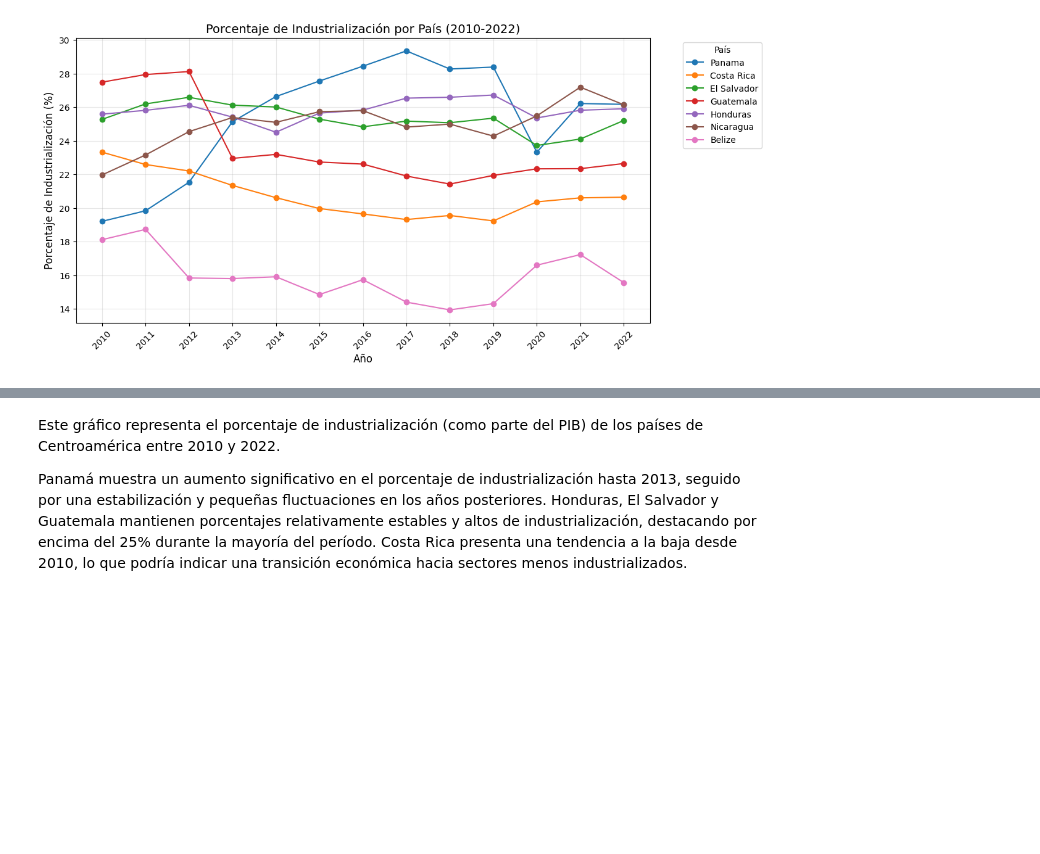
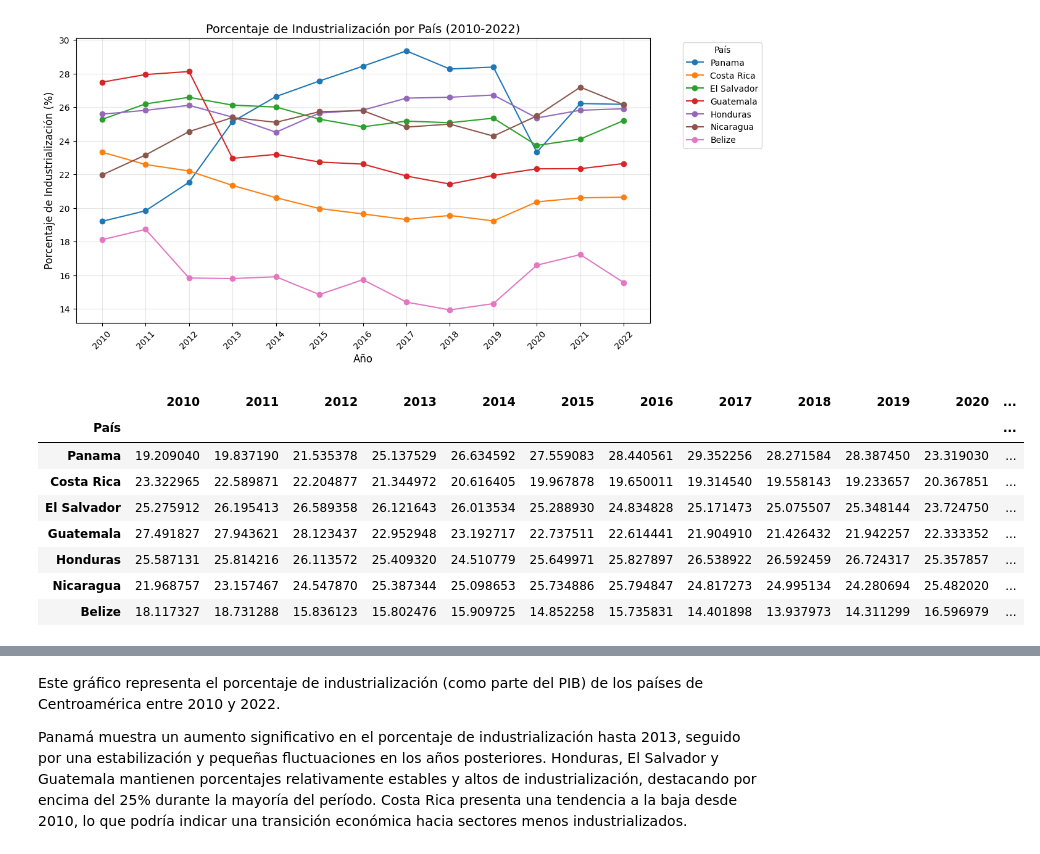
Before and after one commit to KarenSSanchezP/AnalisisLongevidad-AC, a Jupyter notebook: archivo.ipynb, the cells around one changed output, grey strips where cells are left out. Cells and saved outputs as stored; diff of their text form; code cells hidden in the pictures; blank space fills up the shorter version.

```diff
--- a/archivo.ipynb
+++ b/archivo.ipynb
@@ -532,3 +710,19 @@ plt.grid(alpha=0.3)
 plt.show()
 # %% [output]
 [figure]
+# %%
+#convertir todos los datos tipo float
+dfIndustry = dfIndustry.astype(float)
+#reemplazar los valores nulos en la fila 'Nicaragua' por el promedio de los datos de esta
+dfIndustry.replace(0, dfIndustry.iloc[5].mean(), inplace=True)
+dfIndustry
+# %% [output]
+|  | 2010 | 2011 | 2012 | 2013 | 2014 | 2015 | 2016 | 2017 | 2018 | 2019 | 2020 | ... |
+| País |  |  |  |  |  |  |  |  |  |  |  | ... |
+| Panama | 19.209040 | 19.837190 | 21.535378 | 25.137529 | 26.634592 | 27.559083 | 28.440561 | 29.352256 | 28.271584 | 28.387450 | 23.319030 | ... |
+| Costa Rica | 23.322965 | 22.589871 | 22.204877 | 21.344972 | 20.616405 | 19.967878 | 19.650011 | 19.314540 | 19.558143 | 19.233657 | 20.367851 | ... |
+| El Salvador | 25.275912 | 26.195413 | 26.589358 | 26.121643 | 26.013534 | 25.288930 | 24.834828 | 25.171473 | 25.075507 | 25.348144 | 23.724750 | ... |
+| Guatemala | 27.491827 | 27.943621 | 28.123437 | 22.952948 | 23.192717 | 22.737511 | 22.614441 | 21.904910 | 21.426432 | 21.942257 | 22.333352 | ... |
+| Honduras | 25.587131 | 25.814216 | 26.113572 | 25.409320 | 24.510779 | 25.649971 | 25.827897 | 26.538922 | 26.592459 | 26.724317 | 25.357857 | ... |
+| Nicaragua | 21.968757 | 23.157467 | 24.547870 | 25.387344 | 25.098653 | 25.734886 | 25.794847 | 24.817273 | 24.995134 | 24.280694 | 25.482020 | ... |
+| Belize | 18.117327 | 18.731288 | 15.836123 | 15.802476 | 15.909725 | 14.852258 | 15.735831 | 14.401898 | 13.937973 | 14.311299 | 16.596979 | ... |
```
Also changed, not shown: parts of 23 cells of this notebook, 1 other file.
